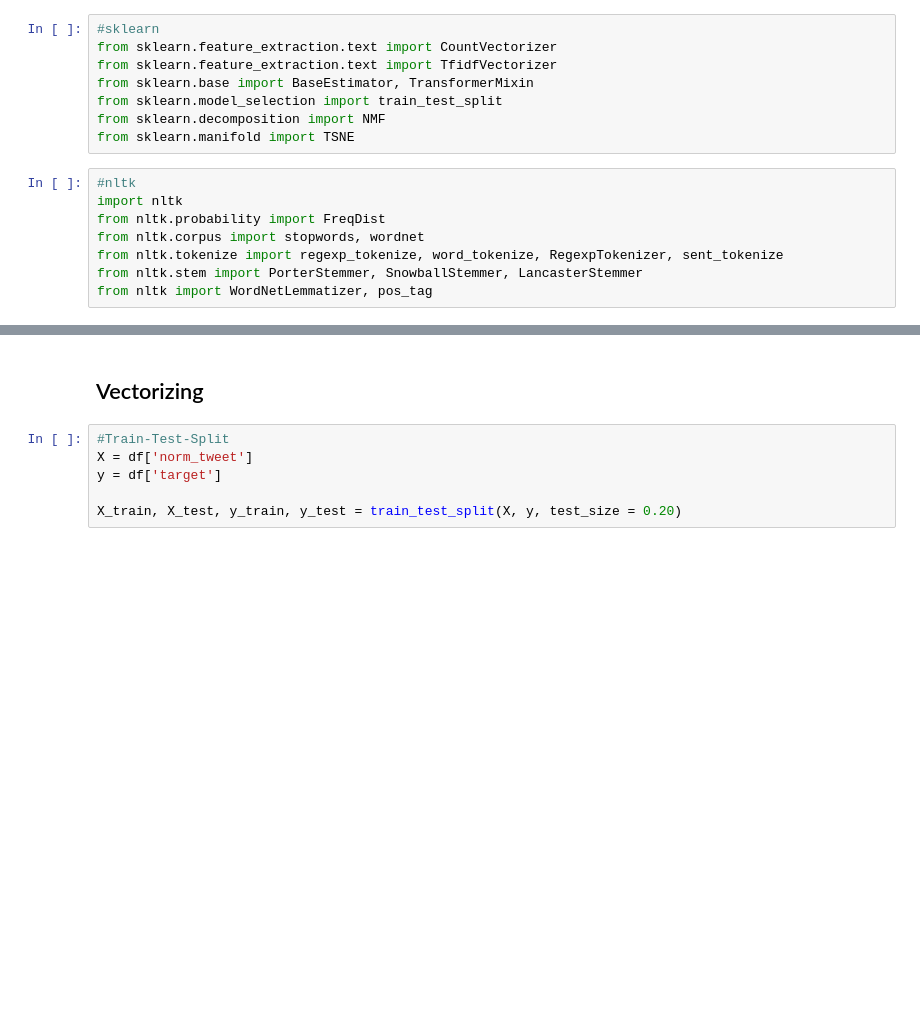
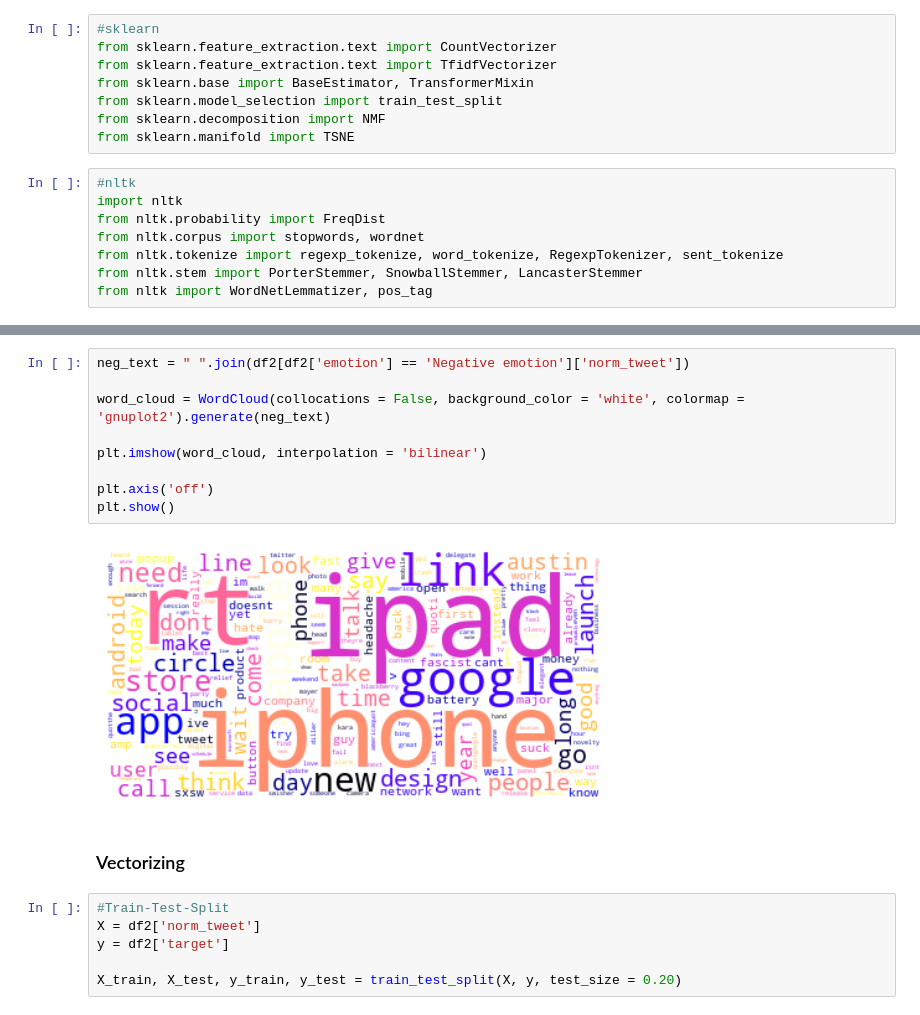
Before and after one commit to Kellyajara/NLP-Tweet-Classification, a Jupyter notebook: Final Notebook.ipynb, the cells around one changed output, grey strips where cells are left out. Saved outputs shown, nothing was run; the diff lists cells and outputs as text; blank space fills up the shorter version.

```diff
--- a/Final Notebook.ipynb
+++ b/Final Notebook.ipynb
@@ -83,9 +245,20 @@ df
+# %%
+neg_text = " ".join(df2[df2['emotion'] == 'Negative emotion']['norm_tweet'])
+
+word_cloud = WordCloud(collocations = False, background_color = 'white', colormap = 'gnuplot2').generate(neg_text)
+
+plt.imshow(word_cloud, interpolation = 'bilinear')
+
+plt.axis('off')
+plt.show()
+# %% [output]
+[figure, added]
 # %% [markdown]
-## Vectorizing
+### Vectorizing
 # %%
 #Train-Test-Split
-X = df['norm_tweet']
-y = df['target']
+X = df2['norm_tweet']
+y = df2['target']
 
 X_train, X_test, y_train, y_test = train_test_split(X, y, test_size = 0.20)
 # %%
```
Also changed, not shown: parts of 133 cells of this notebook, 2 other files.
